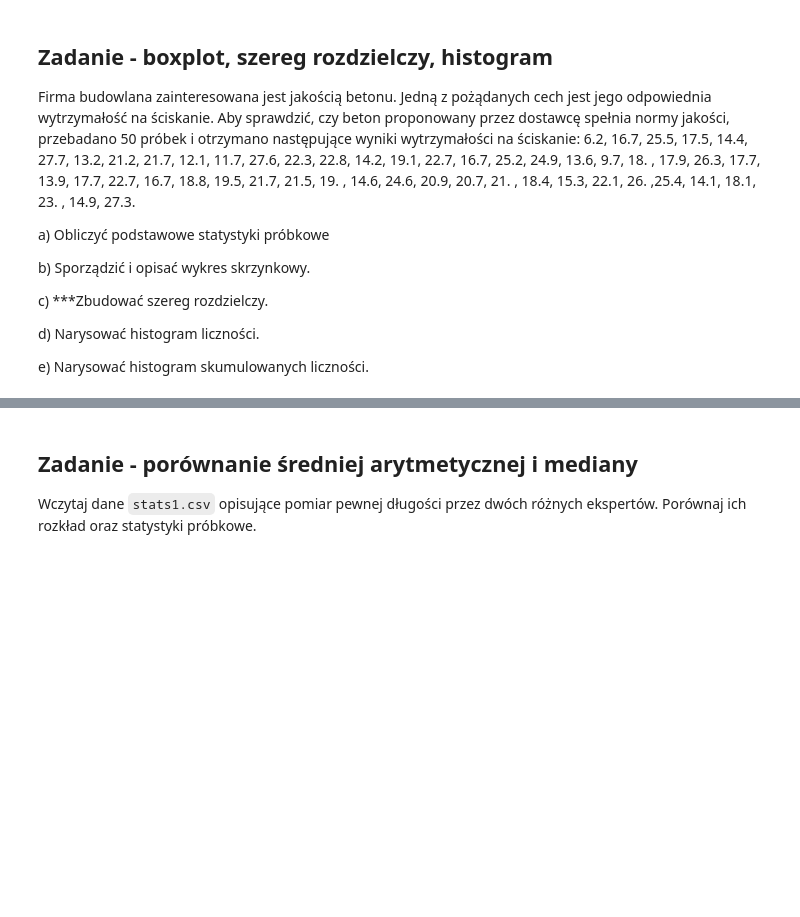
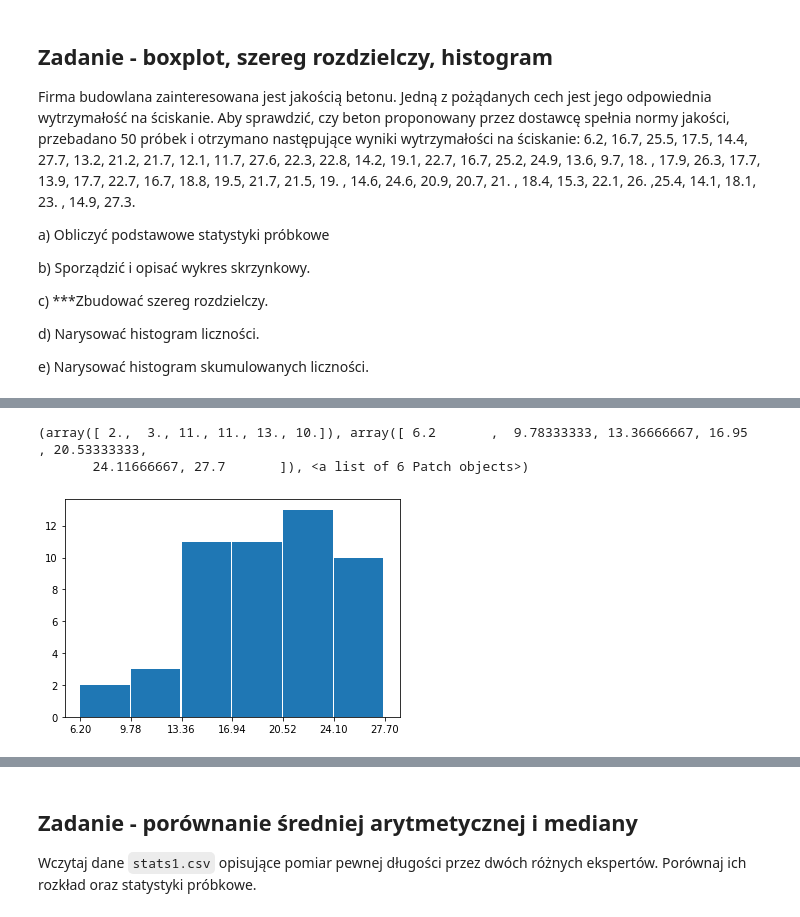
Before and after one commit to mdabrowski-phd/ds250223_stat, a Jupyter notebook: 01_statystyka_opisowa/01_statystyki_opisowe.ipynb, the cells around one changed output, grey strips where cells are left out. Cells and saved outputs as stored; diff of their text form; code cells hidden in the pictures; blank space fills up the shorter version.

```diff
--- a/01_statystyka_opisowa/01_statystyki_opisowe.ipynb
+++ b/01_statystyka_opisowa/01_statystyki_opisowe.ipynb
@@ -77,25 +166,25 @@ k = 6
 # %%
 # wyznaczamy przedzialy klas
-#left_bound = np.round(np.arange(bmin, bmax, d)[:k], 2)
+left_bound = np.round(np.arange(bmin, bmax, d)[:k], 2)
 
-#intervals = []
-#n_size = np.zeros(k)
+intervals = []
+n_size = np.zeros(k)
 
 # wyznaczamy szereg rozdzielczy
-#make_interval = lambda x, y: "[{}, {})".format(x, y)
-#make_closed_interval = lambda x, y: "[{}, {}]".format(x, y)
+make_interval = lambda x, y: "[{}, {})".format(x, y)
+make_closed_interval = lambda x, y: "[{}, {}]".format(x, y)
 
-#for i in range(k-1):
-#    l, r = left_bound[i], left_bound[i+1]
-#    intervals.append(make_interval(l, r))
-#    n_size[i] = np.sum((beton >= l) & (beton < r))
+for i in range(k-1):
+    l, r = left_bound[i], left_bound[i+1]
+    intervals.append(make_interval(l, r))
+    n_size[i] = np.sum((beton >= l) & (beton < r))
 
-#l, r = left_bound[k-1], bmax
-#intervals.append(make_closed_interval(l, r))
-#n_size[k-1] = np.sum((beton >= l) & (beton <= r))
+l, r = left_bound[k-1], bmax
+intervals.append(make_closed_interval(l, r))
+n_size[k-1] = np.sum((beton >= l) & (beton <= r))
 
-#f = n_size / beton.size
-#frequency_distribution = pd.DataFrame({'Interval': np.array(intervals),
-#                                       'n': n_size, 'f': f,
-#                                      'cn': np.cumsum(n_size), 'cf': np.cumsum(f)})
-#frequency_distribution
+f = n_size / beton.size
+frequency_distribution = pd.DataFrame({'Interval': np.array(intervals),
+                                       'n': n_size, 'f': f,
+                                      'cn': np.cumsum(n_size), 'cf': np.cumsum(f)})
+frequency_distribution
@@ -101,0 +199,8 @@ k = 6
+# %%
+hist_data = plt.hist(beton, bins=k, width=3.5, align='mid')
+plt.xticks(list(left_bound) + [bmax], rotation=0)
+print(hist_data)
+# %% [output]
+(array([ 2.,  3., 11., 11., 13., 10.]), array([ 6.2       ,  9.78333333, 13.36666667, 16.95      , 20.53333333,
+       24.11666667, 27.7       ]), <a list of 6 Patch objects>)
+[figure, added]
```
Also changed, not shown: parts of 42 cells of this notebook, 1 other file.
